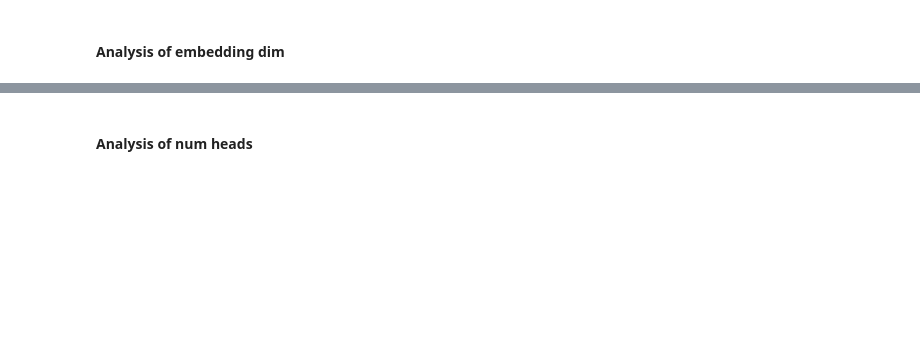
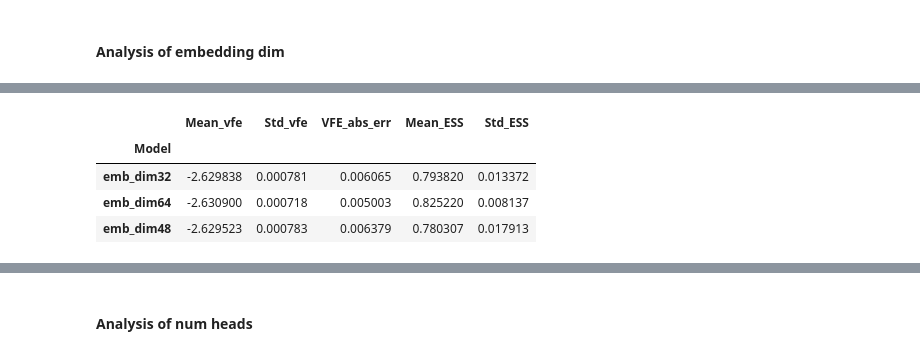
Before and after one commit to jan-szydlowski/Benchmarking-Autoregressive-Generative-Models, a Jupyter notebook: notebooks/analysis.ipynb, the cells around one changed output, grey strips where cells are left out. Cells and saved outputs as stored; diff of their text form; code cells hidden in the pictures; blank space fills up the shorter version.

```diff
--- a/notebooks/analysis.ipynb
+++ b/notebooks/analysis.ipynb
@@ -80,0 +158,8 @@ We can see coś coś
+# %%
+transformer_analysis.loc[['emb_dim32', 'emb_dim64', 'emb_dim48'], ['Mean_vfe', 'Std_vfe', 'VFE_abs_err', 'Mean_ESS', 'Std_ESS']]
+# %% [output]
+|  | Mean_vfe | Std_vfe | VFE_abs_err | Mean_ESS | Std_ESS |
+| Model |  |  |  |  |  |
+| emb_dim32 | -2.629838 | 0.000781 | 0.006065 | 0.793820 | 0.013372 |
+| emb_dim64 | -2.630900 | 0.000718 | 0.005003 | 0.825220 | 0.008137 |
+| emb_dim48 | -2.629523 | 0.000783 | 0.006379 | 0.780307 | 0.017913 |
```
Also changed, not shown: parts of 42 cells of this notebook, 15 other files.
